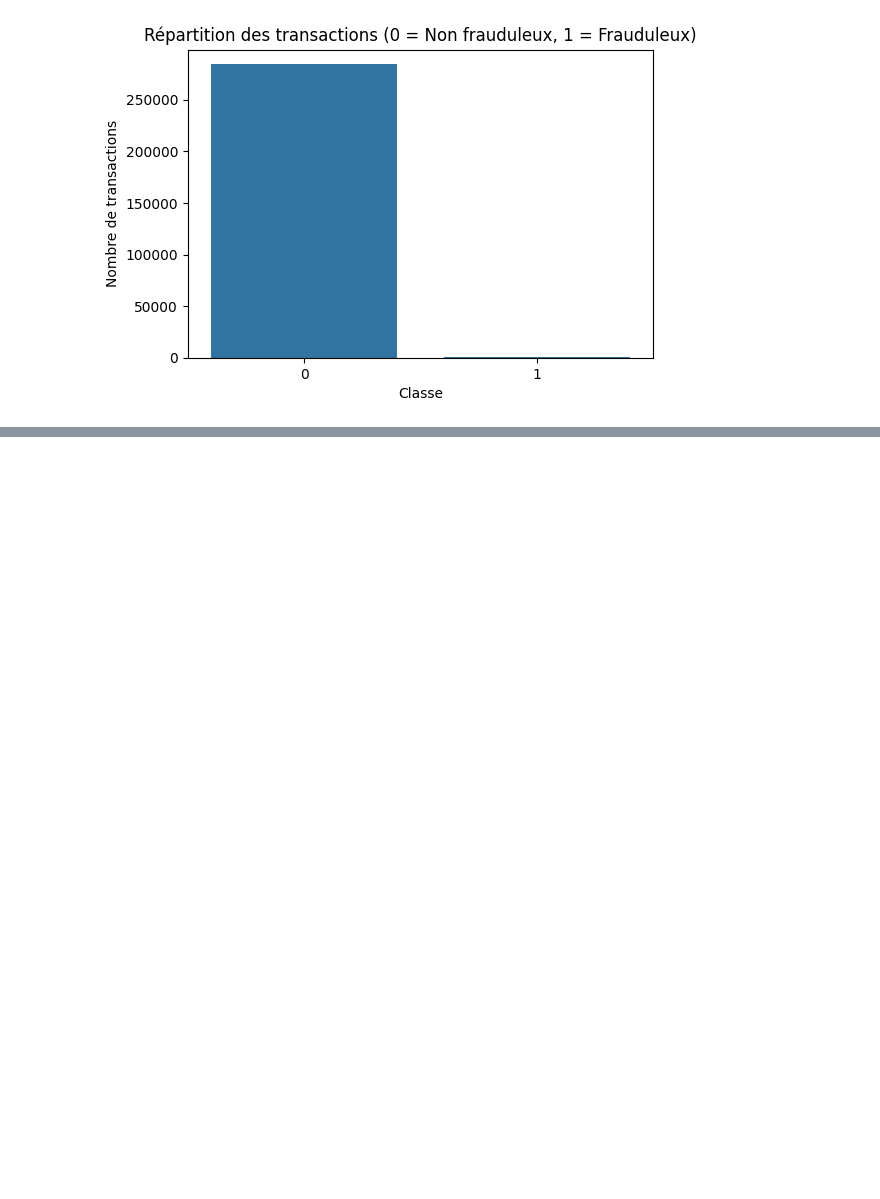
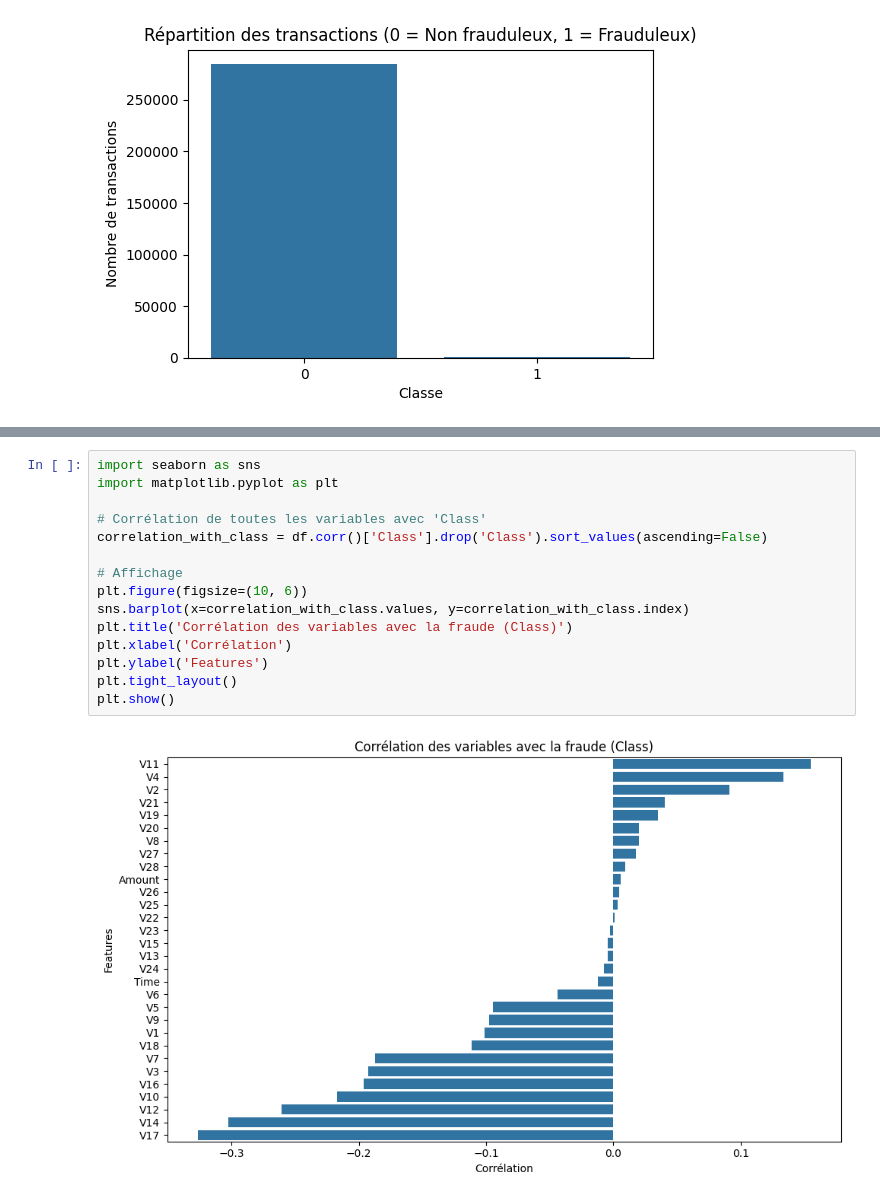
Before and after one commit to ID18030104/hackaton01, a Jupyter notebook: notebooks/01_EDA.ipynb, the cells around one changed output, grey strips where cells are left out. Cells and saved outputs as stored; diff of their text form; blank space fills up the shorter version.

```diff
--- a/notebooks/01_EDA.ipynb
+++ b/notebooks/01_EDA.ipynb
@@ -83,0 +174,17 @@ plt.show()
+# %%
+import seaborn as sns
+import matplotlib.pyplot as plt
+
+# Corrélation de toutes les variables avec 'Class'
+correlation_with_class = df.corr()['Class'].drop('Class').sort_values(ascending=False)
+
+# Affichage
+plt.figure(figsize=(10, 6))
+sns.barplot(x=correlation_with_class.values, y=correlation_with_class.index)
+plt.title('Corrélation des variables avec la fraude (Class)')
+plt.xlabel('Corrélation')
+plt.ylabel('Features')
+plt.tight_layout()
+plt.show()
+# %% [output]
+[figure, added]
```
Also changed, not shown: parts of 14 cells of this notebook.
